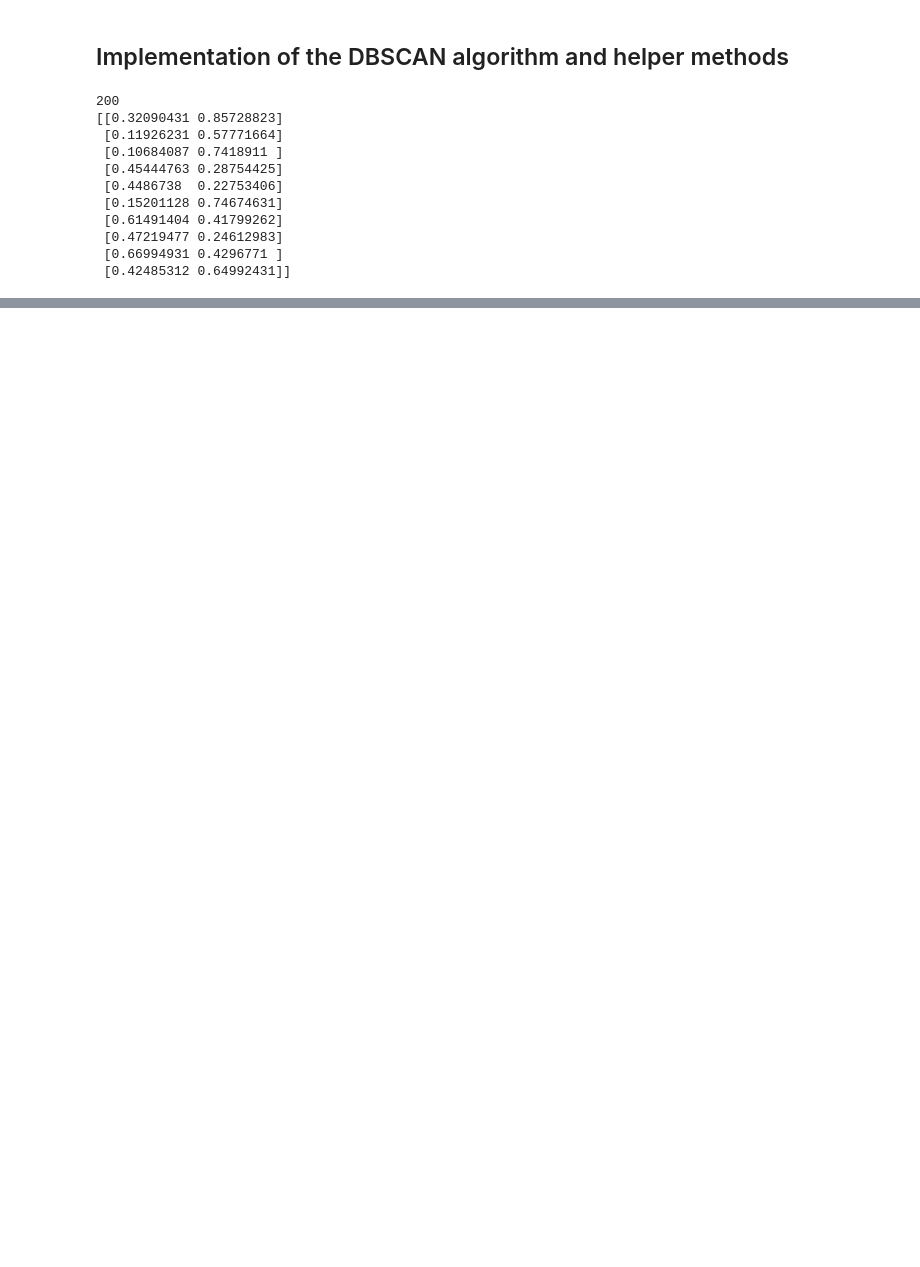
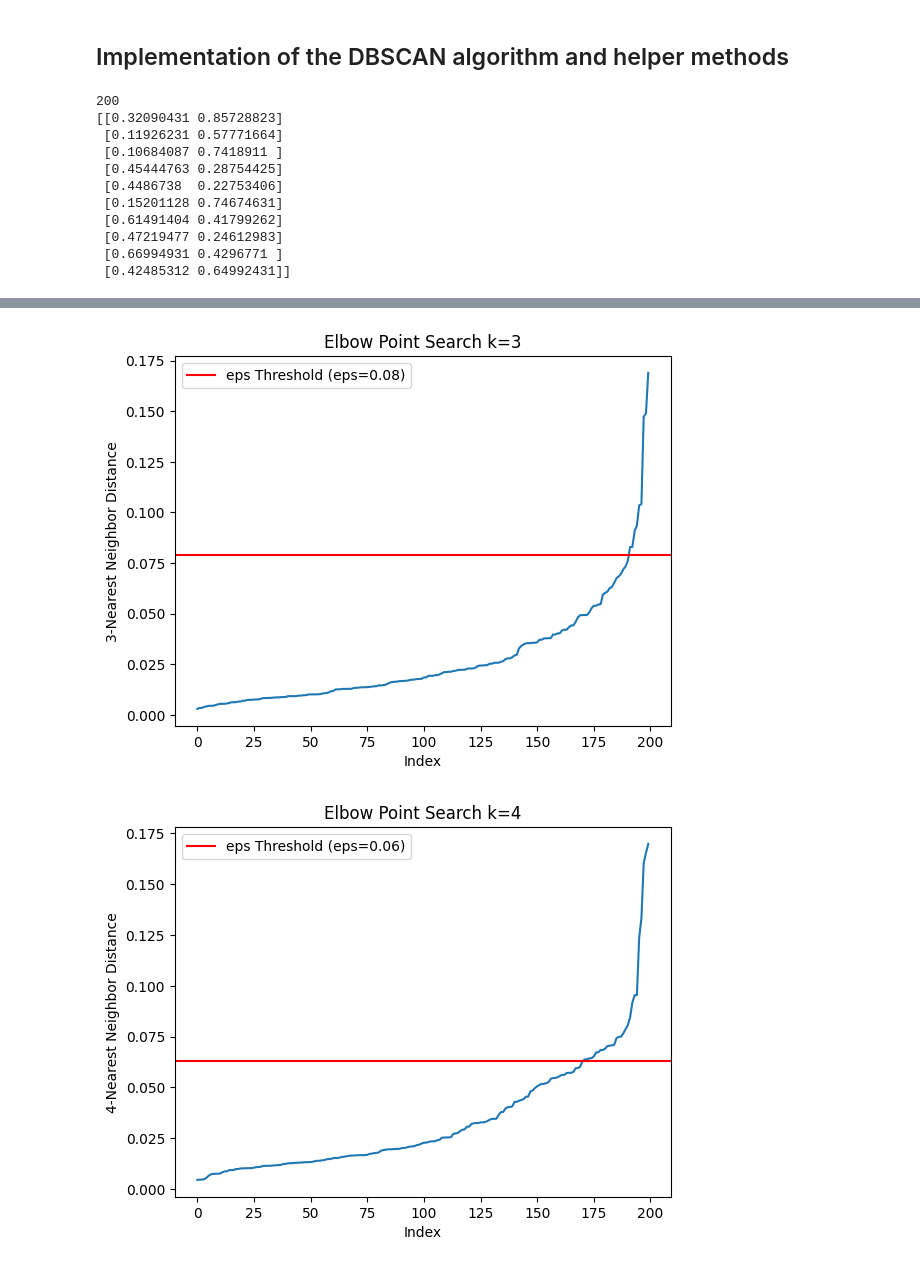
Before and after one commit to put101/intro-ml-2023, a Jupyter notebook: Intro_to_ML_AS3.ipynb, the cells around one changed output, grey strips where cells are left out. Saved outputs shown, nothing was run; the diff lists cells and outputs as text; code cells hidden in the pictures; blank space fills up the shorter version.

```diff
--- a/Intro_to_ML_AS3.ipynb
+++ b/Intro_to_ML_AS3.ipynb
@@ -146,25 +120,54 @@ print(type(clusters))
 # %%
 #KNN
 from sklearn.neighbors import NearestNeighbors
+
 n=3
-for round in range(3):
-  #KNN
-  neigh = NearestNeighbors(n_neighbors=n)
-  neigh.fit(D)
-  distances= neigh.kneighbors(D)[0]
-  distances = np.sort(distances[:, -1])
+neigh = NearestNeighbors(n_neighbors=n).fit(D)
+distances = neigh.kneighbors(D)[0]
+distances = np.sort(distances[:, -1])
 
-  elbow_index = np.argmax(np.gradient(distances)) # max non-noise (yield index)
+#Choose the point
+eps_threshold = 0.079
 
-  #convert index to eps
-  threshold_index = elbow_index
-  eps_threshold = distances[threshold_index]
+plt.plot(distances)
+plt.axhline(y=eps_threshold, color='r', label=f'eps Threshold (eps={eps_threshold:.2f})')
+plt.xlabel('Index')
+plt.ylabel(f'{n}-Nearest Neighbor Distance')
+plt.title(f'Elbow Point Search k={n}')
+plt.legend()
+plt.show()
 
-  plt.plot(distances)
-  plt.axhline(y=eps_threshold, color='r', label=f'eps Threshold (eps={eps_threshold:.2f})')
-  plt.xlabel('Index')
-  plt.ylabel(f'{n}-Nearest Neighbor Distance')
-  plt.title(f'Elbow Point Search k={n}')
-  plt.legend()
-  plt.show()
-  n+=1
+n=4
+neigh = NearestNeighbors(n_neighbors=n).fit(D)
+distances = neigh.kneighbors(D)[0]
+distances = np.sort(distances[:, -1])
+
+#Choose the point
+eps_threshold = 0.063
+
+plt.plot(distances)
+plt.axhline(y=eps_threshold, color='r', label=f'eps Threshold (eps={eps_threshold:.2f})')
+plt.xlabel('Index')
+plt.ylabel(f'{n}-Nearest Neighbor Distance')
+plt.title(f'Elbow Point Search k={n}')
+plt.legend()
+plt.show()
+
+n=5
+neigh = NearestNeighbors(n_neighbors=n).fit(D)
+distances = neigh.kneighbors(D)[0]
+distances = np.sort(distances[:, -1])
+
+#Choose the point
+eps_threshold = 0.029
+
+plt.plot(distances)
+plt.axhline(y=eps_threshold, color='r', label=f'eps Threshold (eps={eps_threshold:.2f})')
+plt.xlabel('Index')
+plt.ylabel(f'{n}-Nearest Neighbor Distance')
+plt.title(f'Elbow Point Search k={n}')
+plt.legend()
+plt.show()
+# %% [output]
+[figure, added]
+[figure, added]
```
Also changed, not shown: parts of 13 cells of this notebook, 11 other files.
